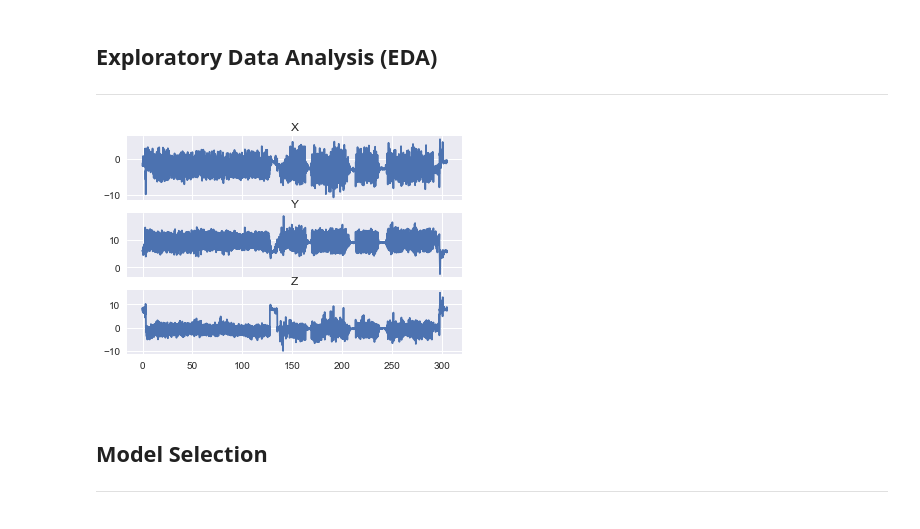
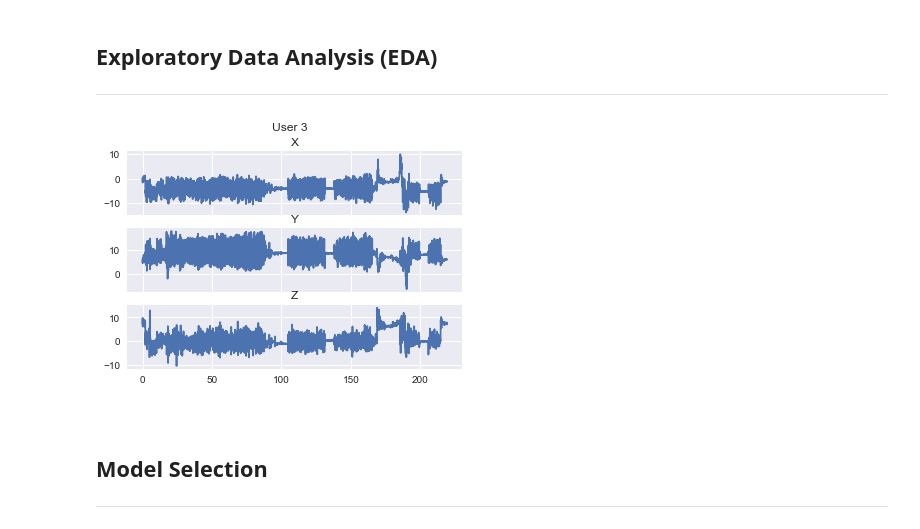
Before and after one commit to charcarr/walking-gate-classifier, a Jupyter notebook: analysis.ipynb, the cells around one changed output. Drawn from its saved outputs; the diff is of its cells as text; code cells hidden in the pictures.

```diff
--- a/analysis.ipynb
+++ b/analysis.ipynb
@@ -65,7 +63,9 @@ frame.head()
 #
 # %%
 def plot_xyz(data, uid):
-
+    '''
+    Plot a given users x, y and z acceleration across the given time period
+    '''
     user_subset = frame[frame.uid == uid]
     f, (ax1, ax2, ax3) = plt.subplots(3, sharex=True)
     ax1.plot(user_subset['tstep'], user_subset['xa'])
@@ -74,10 +74,11 @@ def plot_xyz(data, uid):
     ax2.set_title('Y')
     ax3.plot(user_subset['tstep'], user_subset['za'])
     ax3.set_title('Z')
+    plt.suptitle('User %d' % uid)
 # %%
-plot_xyz(frame, 7)
+plot_xyz(frame, 3)
 # %% [output]
-[figure, old version]
+[figure, new version]
 # %% [markdown]
 <br/>
 
```
Also changed, not shown: parts of 2 cells of this notebook.
